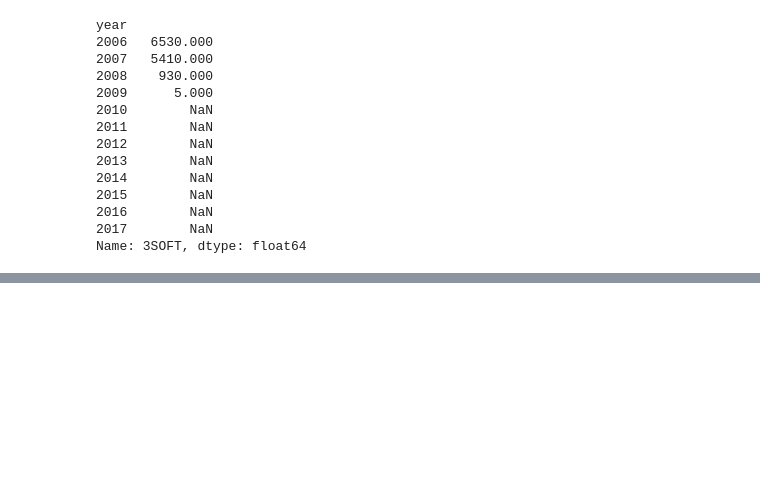
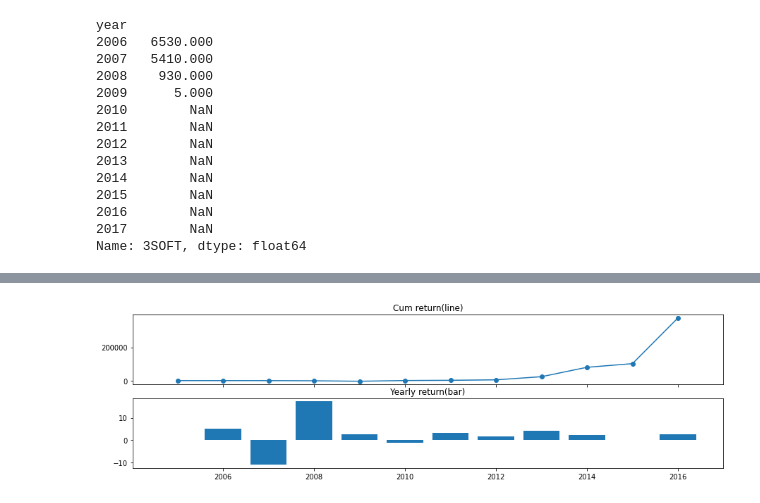
Before and after one commit to JihoQuant/Python-Pandas-Part-1, a Jupyter notebook: project.ipynb, the cells around one changed output, grey strips where cells are left out. Cells and saved outputs as stored; diff of their text form; code cells hidden in the pictures; blank space fills up the shorter version.

```diff
--- a/project.ipynb
+++ b/project.ipynb
@@ -139,0 +406,4 @@ Name: 3SOFT, dtype: float64
+# %%
+quantile_by_year_series = df.groupby(['year']).quantile(0.9)
+quantile_indicator_df = df.join(quantile_by_year_series, how="left", on="year", rsuffix="_quantile")
+quantile_indicator_df.head()
@@ -139,0 +417,5 @@ Name: 3SOFT, dtype: float64
+# %%
+quantile_indicator_df = quantile_indicator_df[
+    quantile_indicator_df[indicator] >= quantile_indicator_df["{}_quantile".format(indicator)]
+]
+quantile_indicator_df.groupby("year")["Code"].count()
@@ -139,0 +437,8 @@ Name: 3SOFT, dtype: float64
+# %%
+indicator_df = df.loc[quantile_indicator_df.index].pivot(index="year", columns="Name", values=indicator)
+asset_on_df = indicator_df.notna().astype(int).replace(0, np.nan)
+selected_return_df = yearly_rtn_df * indicator_df
+# %%
+plot_return(*get_return_series(selected_return_df))
+# %% [output]
+[figure, added]
```
Also changed, not shown: parts of 19 cells of this notebook.
